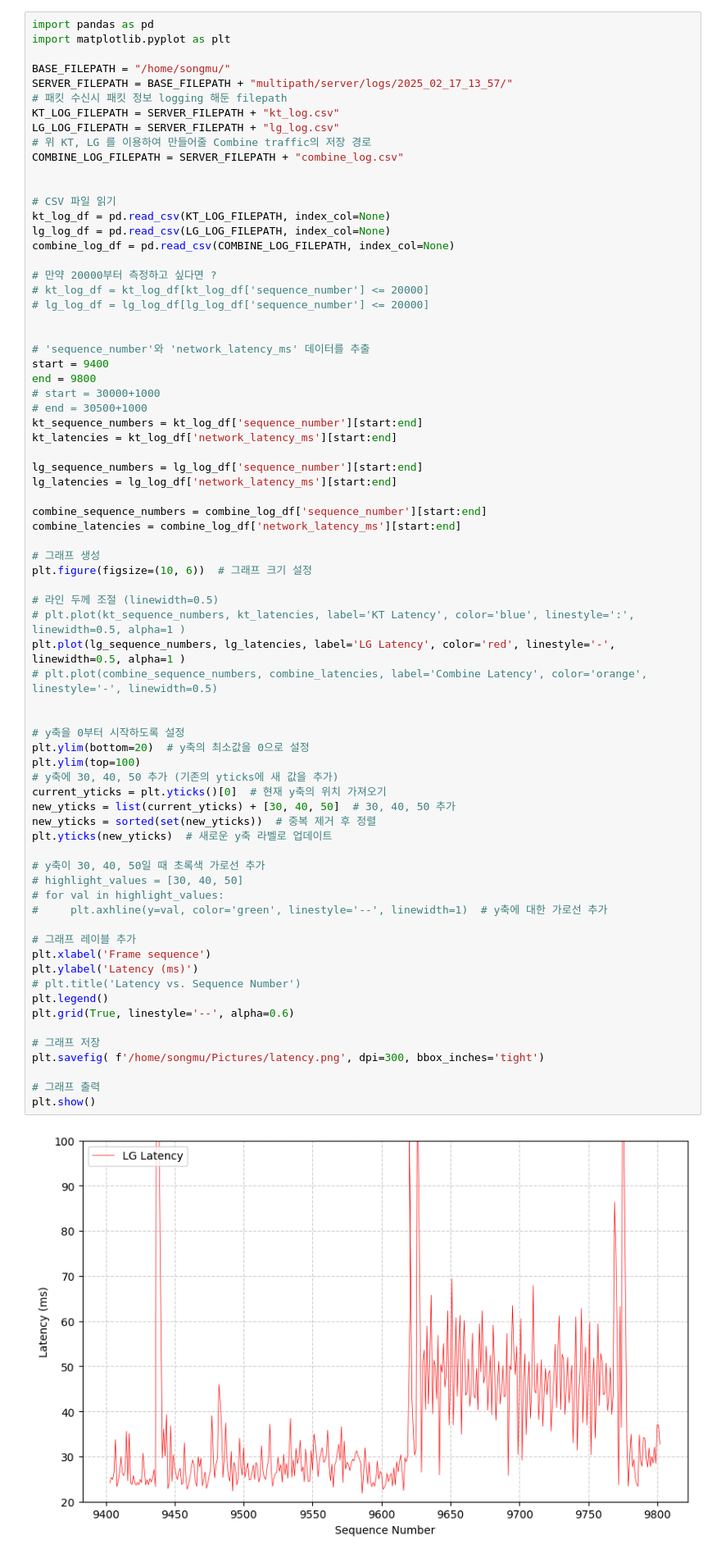
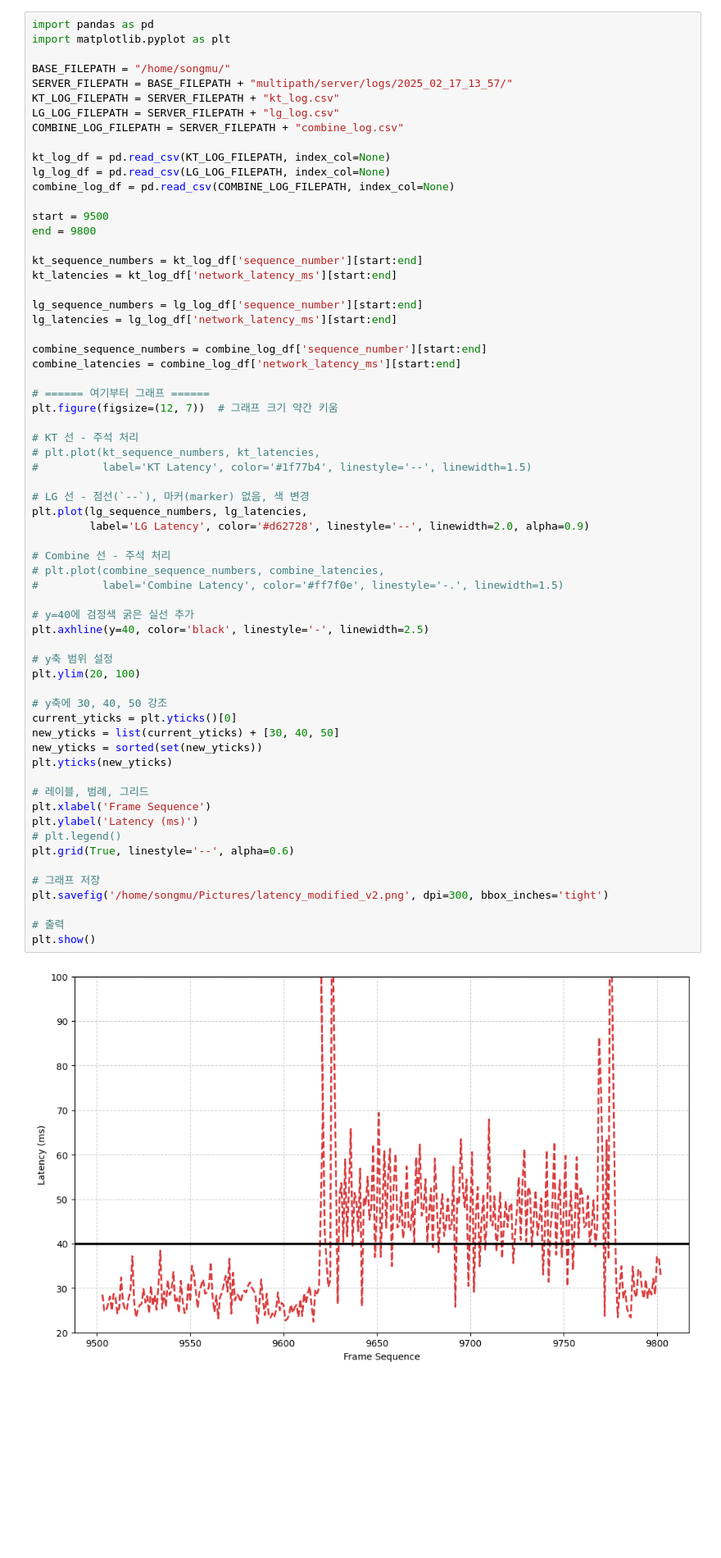
Before and after one commit to songmuheo/multipath, a Jupyter notebook: analyze_dataset.ipynb, the cells around one changed output. Shown at 82% size. Drawn from its saved outputs; the diff is of its cells as text; blank space fills up the shorter version.

```diff
--- a/analyze_dataset.ipynb
+++ b/analyze_dataset.ipynb
@@ -273,71 +274,63 @@ import matplotlib.pyplot as plt
 
 BASE_FILEPATH = "/home/songmu/"
 SERVER_FILEPATH = BASE_FILEPATH + "multipath/server/logs/2025_02_17_13_57/"
-# 패킷 수신시 패킷 정보 logging 해둔 filepath
 KT_LOG_FILEPATH = SERVER_FILEPATH + "kt_log.csv"
 LG_LOG_FILEPATH = SERVER_FILEPATH + "lg_log.csv"
-# 위 KT, LG 를 이용하여 만들어줄 Combine traffic의 저장 경로
 COMBINE_LOG_FILEPATH = SERVER_FILEPATH + "combine_log.csv"
 
-
-# CSV 파일 읽기
 kt_log_df = pd.read_csv(KT_LOG_FILEPATH, index_col=None)
 lg_log_df = pd.read_csv(LG_LOG_FILEPATH, index_col=None)
 combine_log_df = pd.read_csv(COMBINE_LOG_FILEPATH, index_col=None)
 
-# 만약 20000부터 측정하고 싶다면 ?
-# kt_log_df = kt_log_df[kt_log_df['sequence_number'] <= 20000]
-# lg_log_df = lg_log_df[lg_log_df['sequence_number'] <= 20000]
+start = 9500
+end = 9800
 
-
-# 'sequence_number'와 'network_latency_ms' 데이터를 추출
-start = 9400
-end = 9800
-# start = 30000+1000
-# end = 30500+1000
 kt_sequence_numbers = kt_log_df['sequence_number'][start:end]
 kt_latencies = kt_log_df['network_latency_ms'][start:end]
 
 lg_sequence_numbers = lg_log_df['sequence_number'][start:end]
 lg_latencies = lg_log_df['network_latency_ms'][start:end]
 
 combine_sequence_numbers = combine_log_df['sequence_number'][start:end]
 combine_latencies = combine_log_df['network_latency_ms'][start:end]
 
-# 그래프 생성
-plt.figure(figsize=(10, 6))  # 그래프 크기 설정
+# ====== 여기부터 그래프 ======
+plt.figure(figsize=(12, 7))  # 그래프 크기 약간 키움
 
-# 라인 두께 조절 (linewidth=0.5)
-# plt.plot(kt_sequence_numbers, kt_latencies, label='KT Latency', color='blue', linestyle=':', linewidth=0.5, alpha=1 )
-plt.plot(lg_sequence_numbers, lg_latencies, label='LG Latency', color='red', linestyle='-', linewidth=0.5, alpha=1 )
-# plt.plot(combine_sequence_numbers, combine_latencies, label='Combine Latency', color='orange', linestyle='-', linewidth=0.5)
+# KT 선 - 주석 처리
+# plt.plot(kt_sequence_numbers, kt_latencies,
+#          label='KT Latency', color='#1f77b4', linestyle='--', linewidth=1.5)
 
+# LG 선 - 점선(`--`), 마커(marker) 없음, 색 변경
+plt.plot(lg_sequence_numbers, lg_latencies,
+         label='LG Latency', color='#d62728', linestyle='--', linewidth=2.0, alpha=0.9)
 
-# y축을 0부터 시작하도록 설정
-plt.ylim(bottom=20)  # y축의 최소값을 0으로 설정
-plt.ylim(top=100)
-# y축에 30, 40, 50 추가 (기존의 yticks에 새 값을 추가)
-current_yticks = plt.yticks()[0]  # 현재 y축의 위치 가져오기
-new_yticks = list(current_yticks) + [30, 40, 50]  # 30, 40, 50 추가
-new_yticks = sorted(set(new_yticks))  # 중복 제거 후 정렬
-plt.yticks(new_yticks)  # 새로운 y축 라벨로 업데이트
+# Combine 선 - 주석 처리
+# plt.plot(combine_sequence_numbers, combine_latencies,
+#          label='Combine Latency', color='#ff7f0e', linestyle='-.', linewidth=1.5)
 
-# y축이 30, 40, 50일 때 초록색 가로선 추가
-# highlight_values = [30, 40, 50]
-# for val in highlight_values:
-#     plt.axhline(y=val, color='green', linestyle='--', linewidth=1)  # y축에 대한 가로선 추가
+# y=40에 검정색 굵은 실선 추가
+plt.axhline(y=40, color='black', linestyle='-', linewidth=2.5)
 
-# 그래프 레이블 추가
-plt.xlabel('Frame sequence')
+# y축 범위 설정
+plt.ylim(20, 100)
+
+# y축에 30, 40, 50 강조
+current_yticks = plt.yticks()[0]
+new_yticks = list(current_yticks) + [30, 40, 50]
+new_yticks = sorted(set(new_yticks))
+plt.yticks(new_yticks)
+
+# 레이블, 범례, 그리드
+plt.xlabel('Frame Sequence')
 plt.ylabel('Latency (ms)')
-# plt.title('Latency vs. Sequence Number')
-plt.legend()
+# plt.legend()
 plt.grid(True, linestyle='--', alpha=0.6)
 
 # 그래프 저장
-plt.savefig( f'/home/songmu/Pictures/latency.png', dpi=300, bbox_inches='tight')
+plt.savefig('/home/songmu/Pictures/latency_modified_v2.png', dpi=300, bbox_inches='tight')
 
-# 그래프 출력
+# 출력
 plt.show()
 # %% [output]
-[figure, old version]
+[figure, new version]
```
Also changed, not shown: parts of 3 cells of this notebook, 6 other files.
